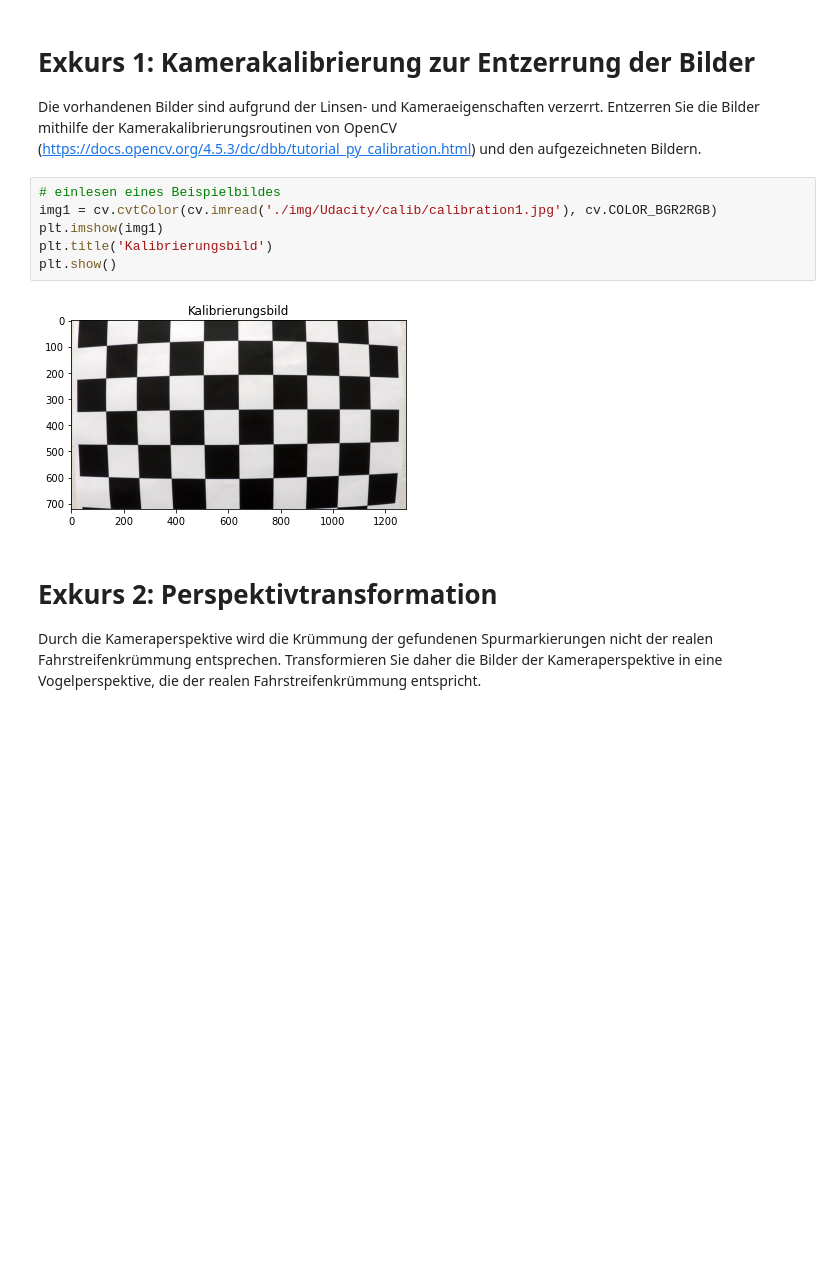
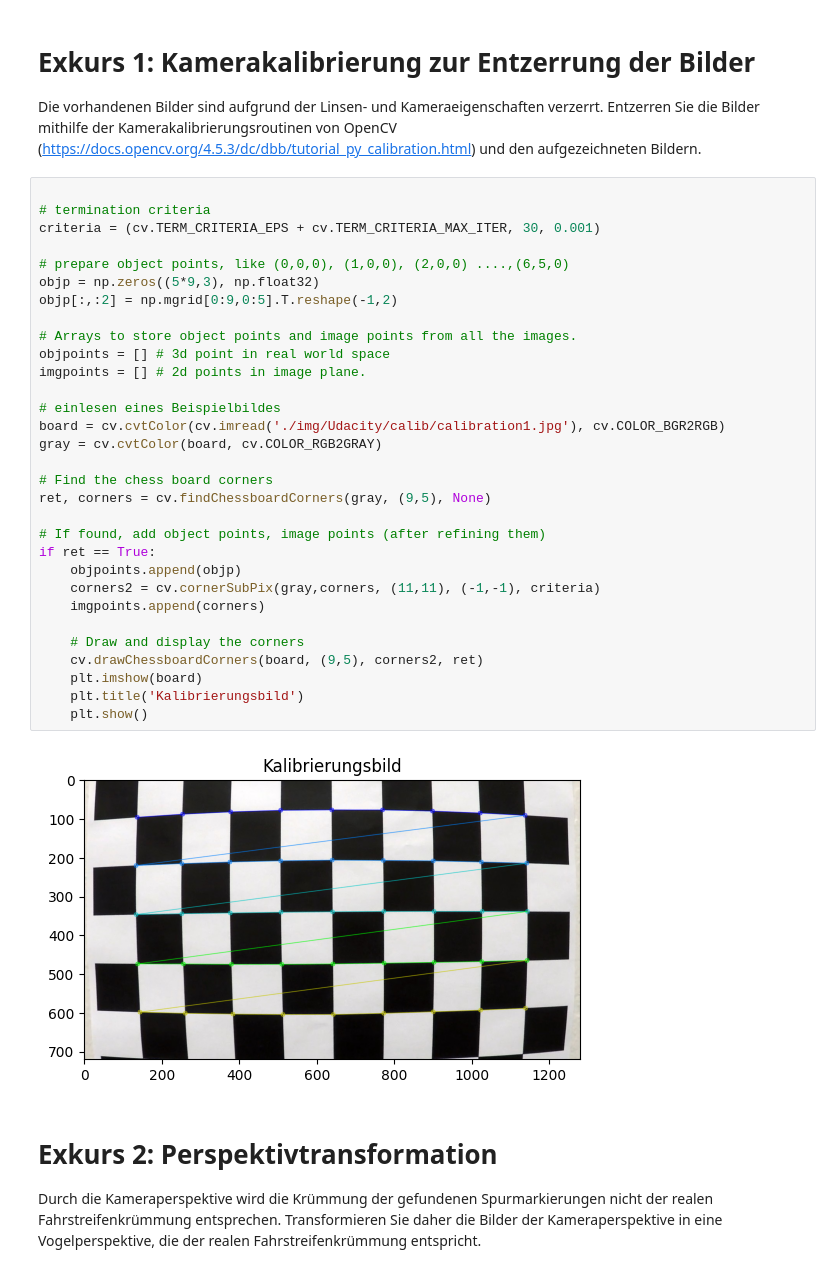
Before and after one commit to Super-T02/Spurerkennung, a Jupyter notebook: Projekt_Spurerkennung_v2.ipynb, the cells around one changed output. Drawn from its saved outputs; the diff is of its cells as text; blank space fills up the shorter version.

Commit message:
-ADD: Detect chess corners

```diff
--- a/Projekt_Spurerkennung_v2.ipynb
+++ b/Projekt_Spurerkennung_v2.ipynb
@@ -16,13 +62,38 @@ Willkommen beim Projekt "Erkennung von Spurmarkierungen"
 # Exkurs 1: Kamerakalibrierung zur Entzerrung der Bilder
 Die vorhandenen Bilder sind aufgrund der Linsen- und Kameraeigenschaften verzerrt. Entzerren Sie die Bilder mithilfe der Kamerakalibrierungsroutinen von OpenCV (https://docs.opencv.org/4.5.3/dc/dbb/tutorial_py_calibration.html) und den aufgezeichneten Bildern.
 # %%
+
+# termination criteria
+criteria = (cv.TERM_CRITERIA_EPS + cv.TERM_CRITERIA_MAX_ITER, 30, 0.001)
+
+# prepare object points, like (0,0,0), (1,0,0), (2,0,0) ....,(6,5,0)
+objp = np.zeros((5*9,3), np.float32)
+objp[:,:2] = np.mgrid[0:9,0:5].T.reshape(-1,2)
+
+# Arrays to store object points and image points from all the images.
+objpoints = [] # 3d point in real world space
+imgpoints = [] # 2d points in image plane.
+
 # einlesen eines Beispielbildes
-img1 = cv.cvtColor(cv.imread('./img/Udacity/calib/calibration1.jpg'), cv.COLOR_BGR2RGB)
-plt.imshow(img1)
-plt.title('Kalibrierungsbild')
-plt.show()
+board = cv.cvtColor(cv.imread('./img/Udacity/calib/calibration1.jpg'), cv.COLOR_BGR2RGB)
+gray = cv.cvtColor(board, cv.COLOR_RGB2GRAY)
+
+# Find the chess board corners
+ret, corners = cv.findChessboardCorners(gray, (9,5), None)
+
+# If found, add object points, image points (after refining them)
+if ret == True:
+    objpoints.append(objp)
+    corners2 = cv.cornerSubPix(gray,corners, (11,11), (-1,-1), criteria)
+    imgpoints.append(corners)
+
+    # Draw and display the corners
+    cv.drawChessboardCorners(board, (9,5), corners2, ret)
+    plt.imshow(board)
+    plt.title('Kalibrierungsbild')
+    plt.show()
 # %% [output]
-[figure, old version]
+[figure, new version]
 # %% [markdown]
 # Exkurs 2: Perspektivtransformation
 Durch die Kameraperspektive wird die Krümmung der gefundenen Spurmarkierungen nicht der realen Fahrstreifenkrümmung entsprechen. Transformieren Sie daher die Bilder der Kameraperspektive in eine Vogelperspektive, die der realen Fahrstreifenkrümmung entspricht.
```
Also changed, not shown: parts of 3 cells of this notebook.
